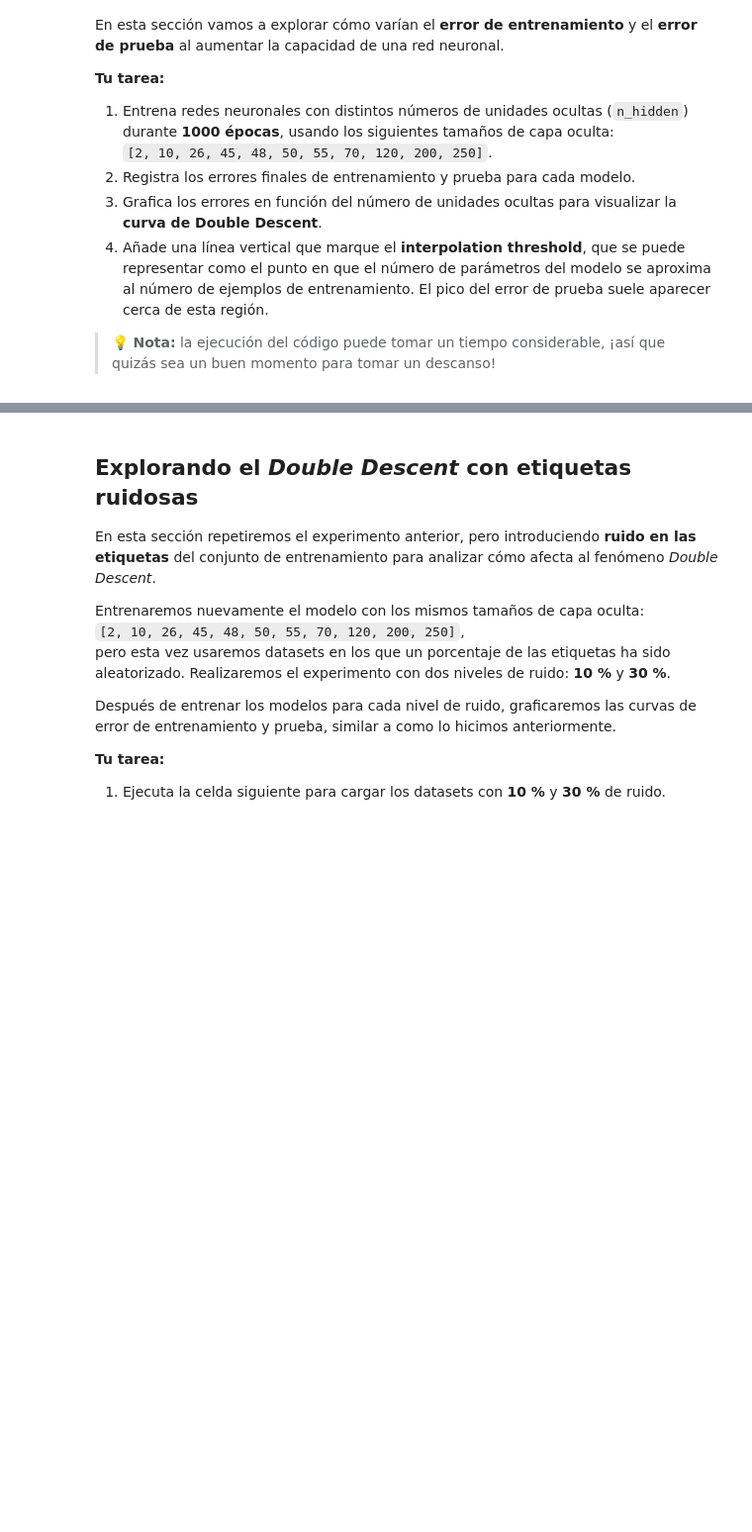
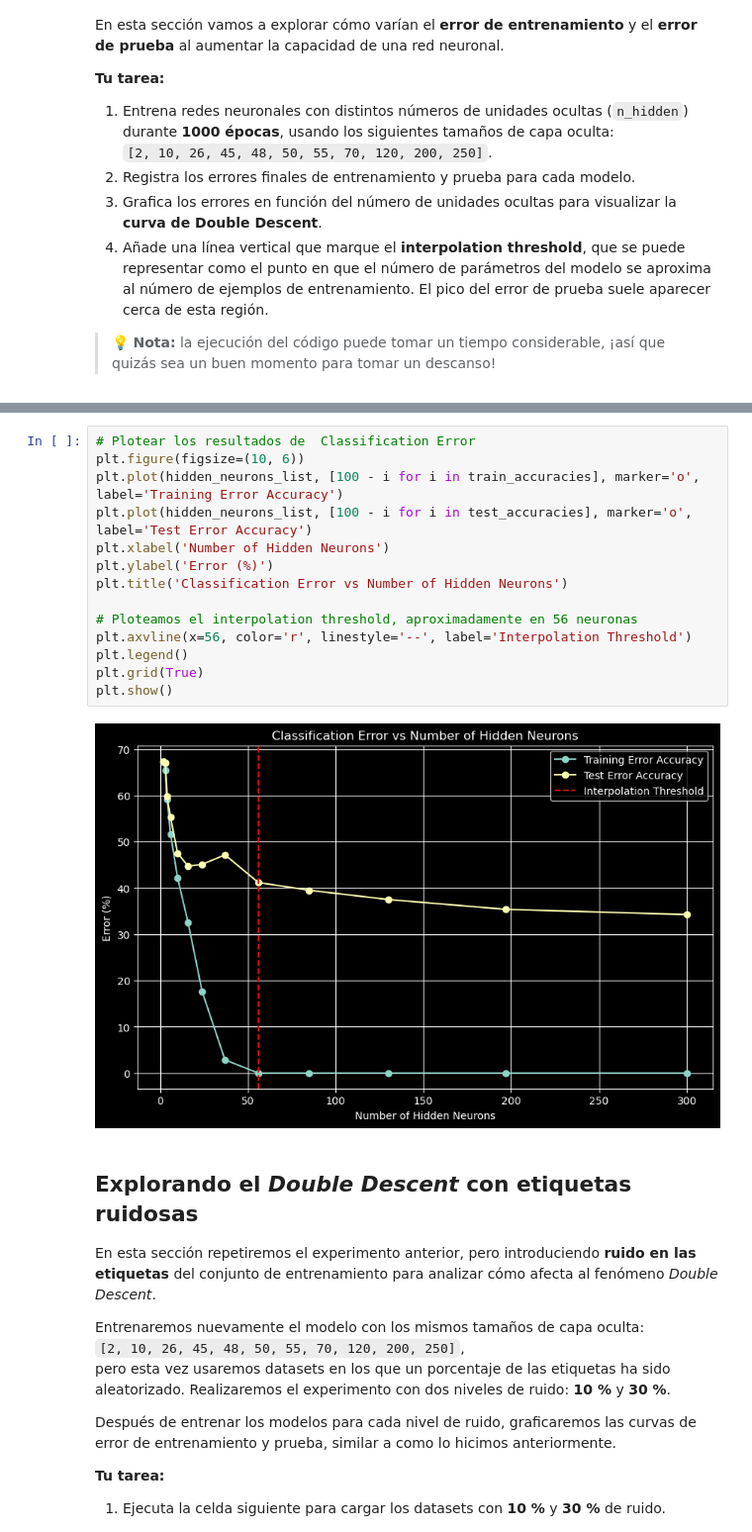
Before and after one commit to joacoguerrae/modelos_dl, a Jupyter notebook: Entrega 2/Notebook_Double_Descent.ipynb, the cells around one changed output, grey strips where cells are left out. Shown at 99% size. Drawn from its saved outputs; the diff is of its cells as text; blank space fills up the shorter version.

```diff
--- a/Entrega 2/Notebook_Double_Descent.ipynb
+++ b/Entrega 2/Notebook_Double_Descent.ipynb
@@ -148,3 +306,19 @@ En esta sección vamos a explorar cómo varían el **error de entrenamiento** y
+# %%
+# Plotear los resultados de  Classification Error
+plt.figure(figsize=(10, 6))
+plt.plot(hidden_neurons_list, [100 - i for i in train_accuracies], marker='o', label='Training Error Accuracy')
+plt.plot(hidden_neurons_list, [100 - i for i in test_accuracies], marker='o', label='Test Error Accuracy')
+plt.xlabel('Number of Hidden Neurons')
+plt.ylabel('Error (%)')
+plt.title('Classification Error vs Number of Hidden Neurons')
+
+# Ploteamos el interpolation threshold, aproximadamente en 56 neuronas
+plt.axvline(x=56, color='r', linestyle='--', label='Interpolation Threshold')
+plt.legend()
+plt.grid(True)
+plt.show()
+# %% [output]
+[figure, added]
 # %% [markdown]
 ## Explorando el *Double Descent* con etiquetas ruidosas
 
```
Also changed, not shown: parts of 20 cells of this notebook, 1 other file.
